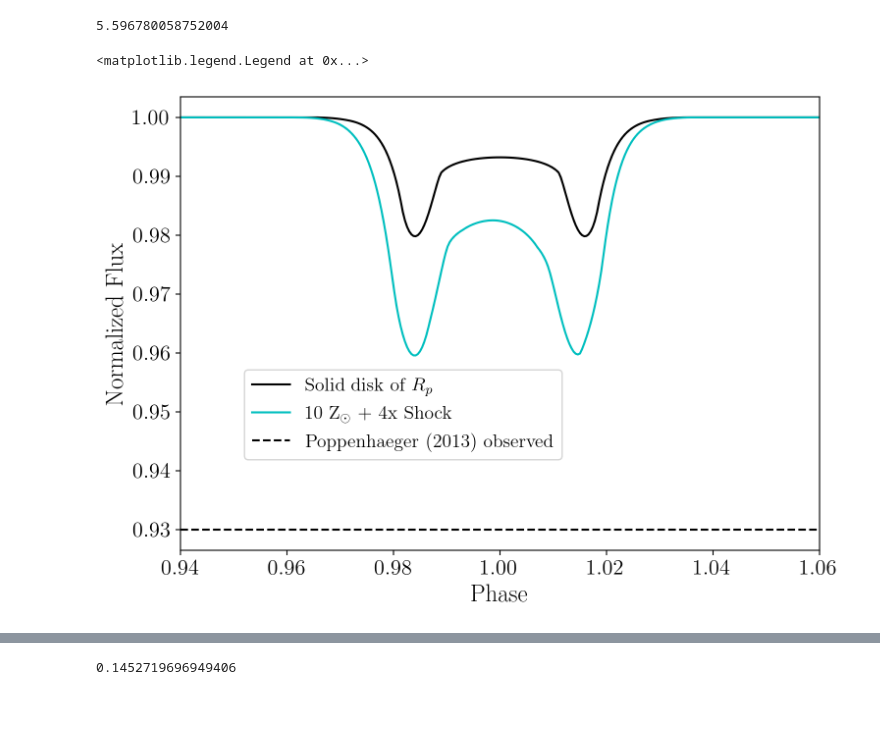
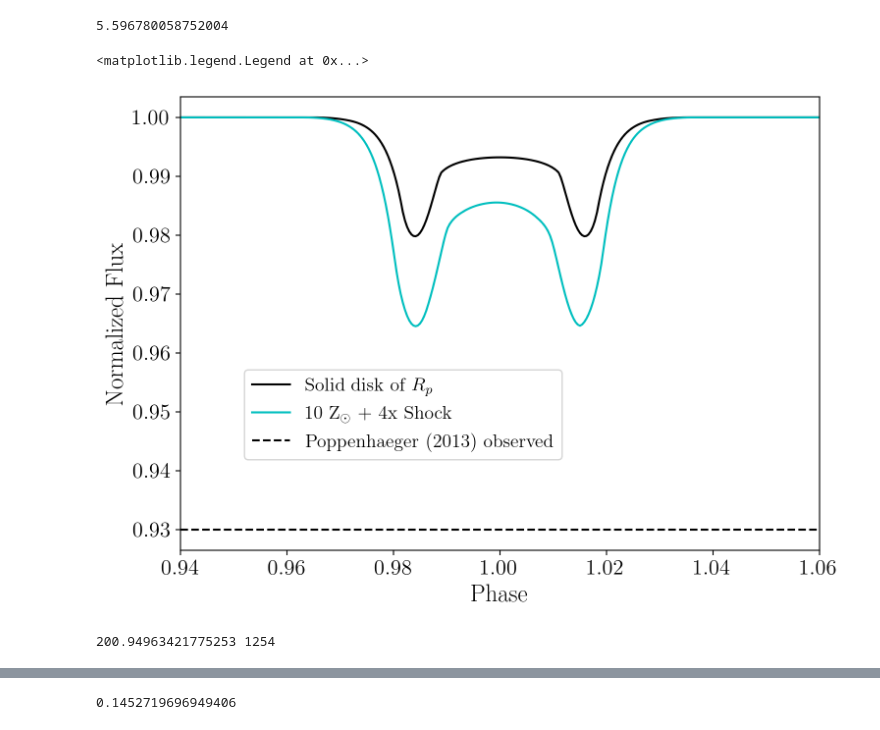
Before and after one commit to mibroome/batman_xrays_atmo_escape, a Jupyter notebook: hd189.ipynb, the cells around one changed output, grey strips where cells are left out. Drawn from its saved outputs; the diff is of its cells as text; code cells hidden in the pictures.

```diff
--- a/hd189.ipynb
+++ b/hd189.ipynb
@@ -19,8 +19,11 @@ T = 0.34 #kT of corona in keV
 #planetary parameters
 Rp_surf = 8135789600.0
 x,tau_array = np.load('../batmanX-rays-main/tau_profiles/tau_HD189_10Z.npy')
+# profiles_array = np.load(f'../batman_xrays_atmo_escape/tau_profiles/tau_HD189_10Z_all.npy', allow_pickle=True)
+# x = profiles_array[0]['rs']
+# tau_array = profiles_array[0]['taus']
 # x2,tau_array_bow = np.load('../batmanX-rays-main/tau_HD189_5Z_x4.npy')
-x2,tau_array_bow = np.load('../batmanX-rays-main/tau_profiles/tau_HD189_10Z_x4.npy')
+x2,tau_array_bow = np.load('../batman_xrays_atmo_escape/tau_profiles/testing_10Z_shock_enh1_200eV.npy').T
 # x2,tau_array_bow = np.load('../batmanX-rays-main/tau_profiles/tau_HD189_10Z.npy')
 # x2,tau_array2 = np.load('../batmanX-rays-main/tau_HD189_1Z.npy')*4
 # tau_array2 = np.zeros_like(tau_array2)
@@ -76,31 +79,31 @@ pltparams = {"text.color" : "k",
           "ytick.color" : "k"}
 plt.rcParams.update(pltparams)
 
 
 #plot the model
 fig1 = plt.figure(figsize=(8.4,6.0))
 # # plt.plot(binPhases, old_flux,c='k') #Plot model
 old_bin, old_flux = np.load('tau_profiles/og_transit_hd189.npy').T
 plt.plot(old_bin, old_flux,c='k',ls='-',label=r'Solid disk of $R_p$') #Plot model
 # old_bin, old_flux = np.load('transit_hd189_1Z.npy').T
 # plt.plot(old_bin, old_flux,c='k',ls='--',label=r'1 Z$_\odot$') #Plot model
 # old_bin, old_flux = np.load('transit_hd189_1Z_bow.npy').T
 # plt.plot(old_bin, old_flux,c='g',ls='-',label=r'1 Z$_\odot$ + Bow Shock') #Plot model
 #data
 plt.plot(binPhases, flux1,c='c',label=r'10 Z$_\odot$ + 4x Shock') #Plot model
 # old_bin10, old_flux10 =
 # np.load('transit_hd189_10Z.npy').T
 # plt.plot(old_bin10, old_flux10,c='b',ls='--',label=r'10 Z$_\odot$') #Plot model
 plt.axhline(0.93,c='k',ls='--',label='Poppenhaeger (2013) observed')
 plt.xlabel('Phase',fontsize=18)
 plt.ylabel('Normalized Flux',fontsize=18)
 plt.tick_params(labelsize=16)
 plt.xlim(0.94,1.06)
 plt.legend(fontsize=14,loc=[0.1,0.2])
 # plt.axvline(1.0,c='yellow',ls='--')
 
 #plt.savefig('optR_HeBourrier.pdf', dpi=300)
 # %% [output]
 5.596780058752004
 <matplotlib.legend.Legend at 0x...>
-[figure, old version]
+[figure, new version]
@@ -106,0 +112,8 @@ plt.legend(fontsize=14,loc=[0.1,0.2])
+# %%
+profiles_array = np.load(f'../batman_xrays_atmo_escape/tau_profiles/tau_HD189_10Z_all.npy', allow_pickle=True).T
+for i,profile in enumerate(profiles_array):
+    if profile['E']<=201:
+        print(profile['E'], i)
+        break
+# %% [output]
+200.94963421775253 1254
```
Also changed, not shown: parts of 4 cells of this notebook, 21 other files.
